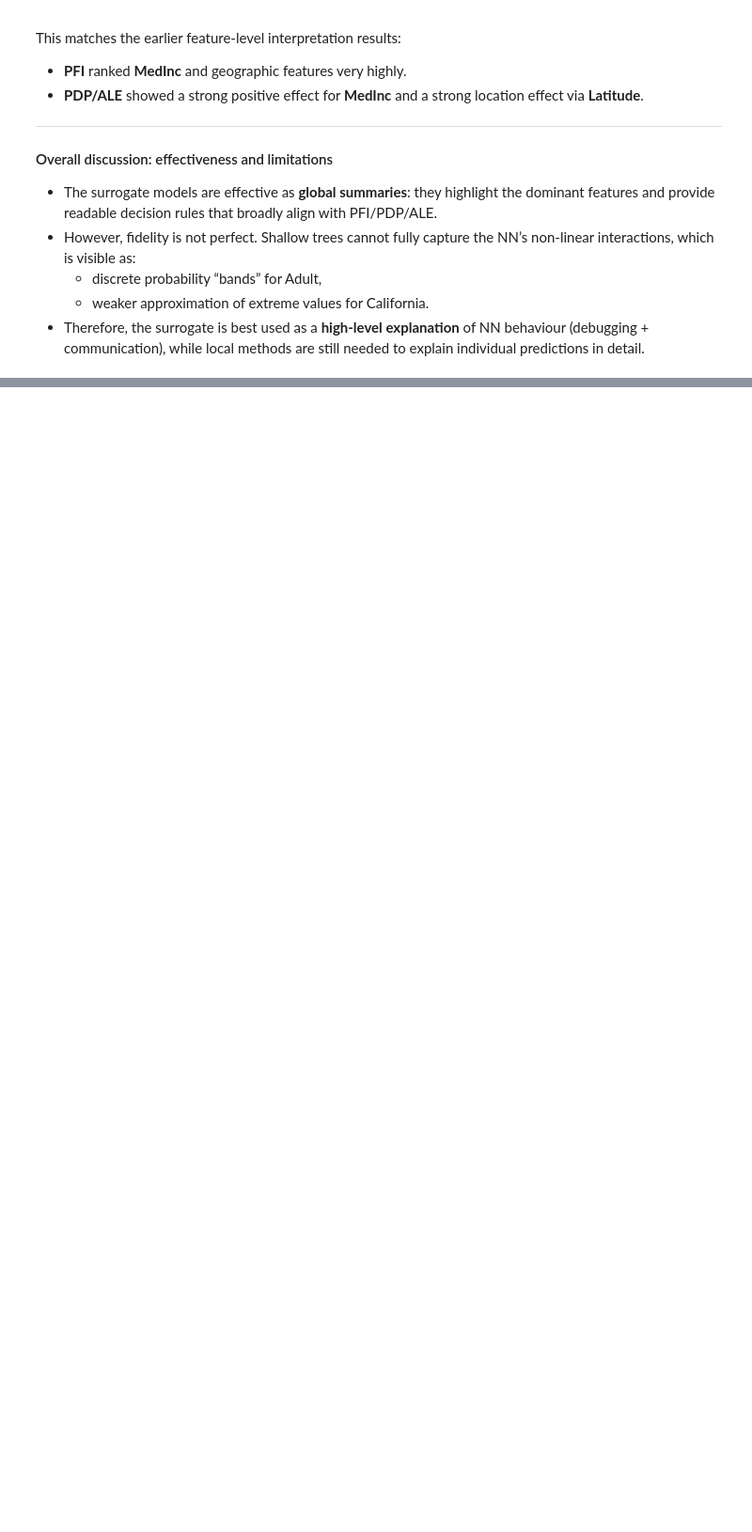
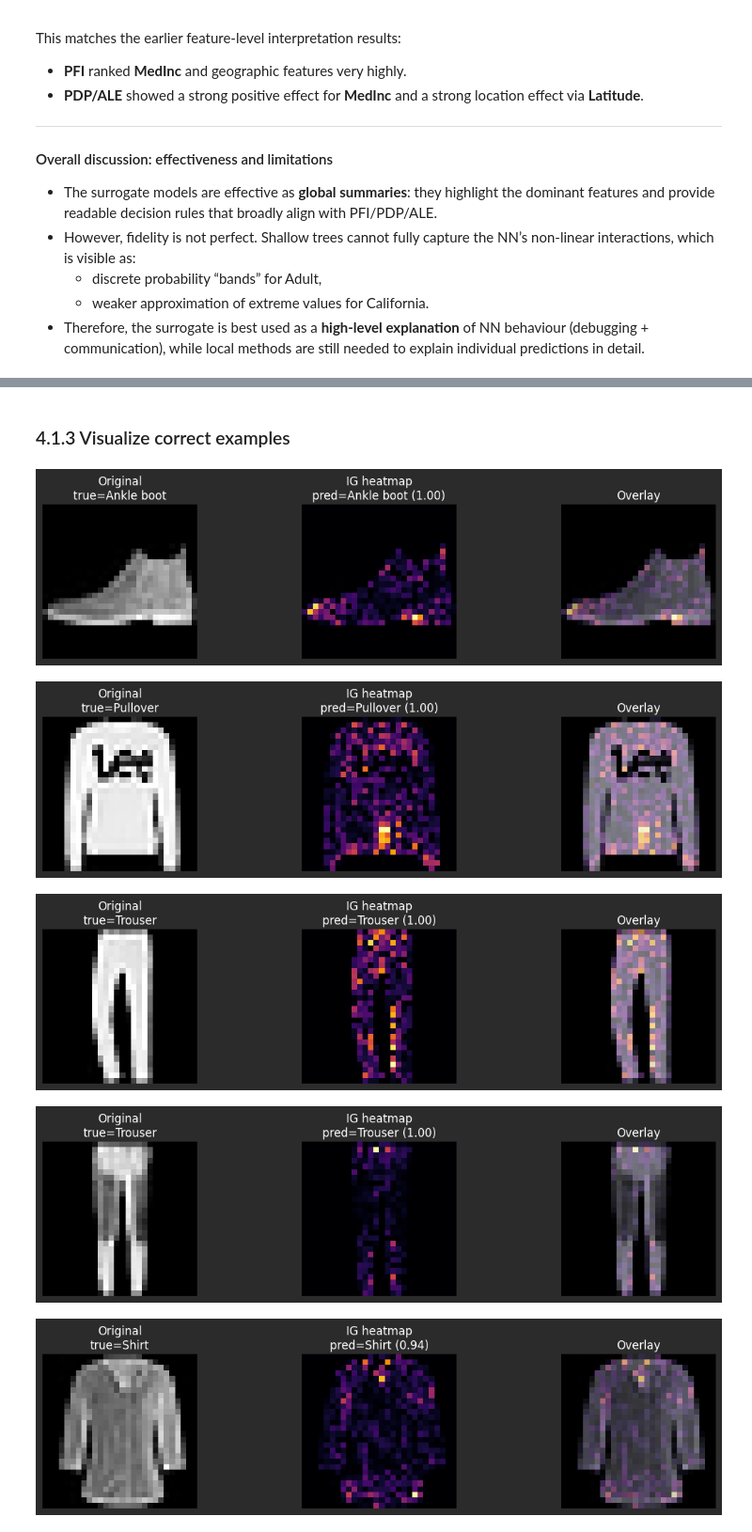
Before and after one commit to eddedomer/Interpertable-AI-for-Deep-Learning-Models, a Jupyter notebook: notebooks/Edvin_Sanfridsson_Love_Carlander_Strandäng.ipynb, the cells around one changed output, grey strips where cells are left out. Shown at 94% size. Saved outputs shown, nothing was run; the diff lists cells and outputs as text; code cells hidden in the pictures; blank space fills up the shorter version.

```diff
--- a/notebooks/Edvin_Sanfridsson_Love_Carlander_Strandäng.ipynb
+++ b/notebooks/Edvin_Sanfridsson_Love_Carlander_Strandäng.ipynb
@@ -1060,0 +1213,24 @@ This matches the earlier feature-level interpretation results:
+# %%
+from captum.attr import IntegratedGradients
+
+def compute_integrated_gradients_captum(
+    cpu_model: torch.nn.Module,
+    input_tensor: torch.Tensor,          # can come from MPS or CPU
+    target_class_index: int,
+    step_count: int = 75,
+) -> torch.Tensor:
+
+    cpu_model.eval()
+
+    cpu_input_tensor = input_tensor.detach().to(device="cpu", dtype=torch.float32)
+    cpu_baseline_tensor = torch.zeros_like(cpu_input_tensor, dtype=torch.float32)
+
+    integrated_gradients = IntegratedGradients(cpu_model)
+
+    cpu_attributions = integrated_gradients.attribute(
+        inputs=cpu_input_tensor,
+        baselines=cpu_baseline_tensor,
+        target=target_class_index,
+        n_steps=step_count,
+    )
+    return cpu_attributions
@@ -1060,0 +1239,8 @@ This matches the earlier feature-level interpretation results:
+# %%
+import numpy as np
+
+def normalize_attribution_for_display(attribution_2d: np.ndarray) -> np.ndarray:
+
+    absolute_attribution = np.abs(attribution_2d)
+    max_value = float(np.max(absolute_attribution)) if np.max(absolute_attribution) > 0 else 1.0
+    return absolute_attribution / max_value
@@ -1060,0 +1297,15 @@ This matches the earlier feature-level interpretation results:
+# %% [markdown]
+### 4.1.3 Visualize correct examples
+# %%
+show_integrated_gradients_results(
+    model=fashion_model_cpu,
+    examples=fashion_examples,
+    class_names=FASHION_MNIST_CLASS_NAMES,
+    step_count=75,
+)
+# %% [output]
+[figure, added]
+[figure, added]
+[figure, added]
+[figure, added]
+[figure, added]
```
Also changed, not shown: parts of 27 cells of this notebook, 2 other files.
